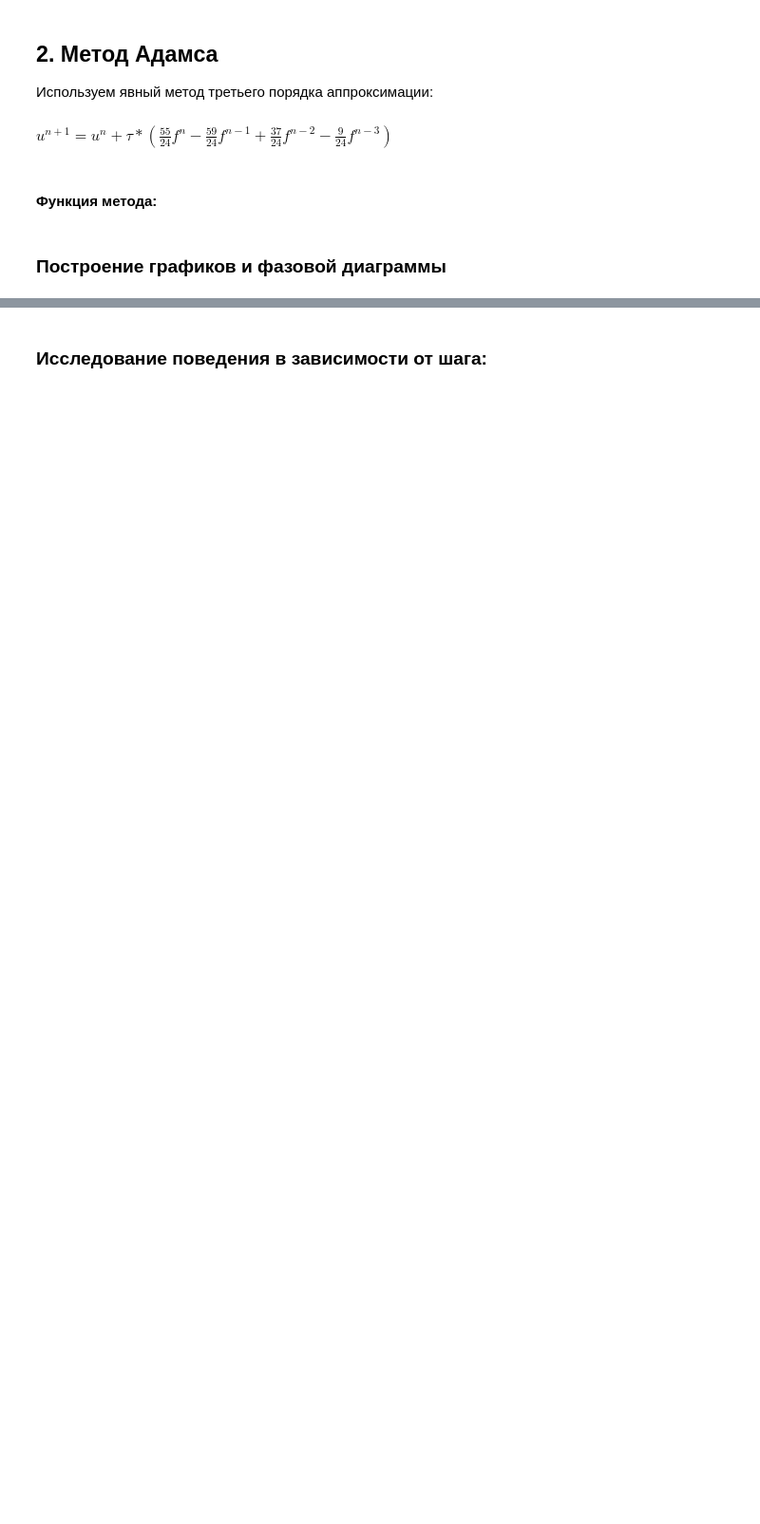
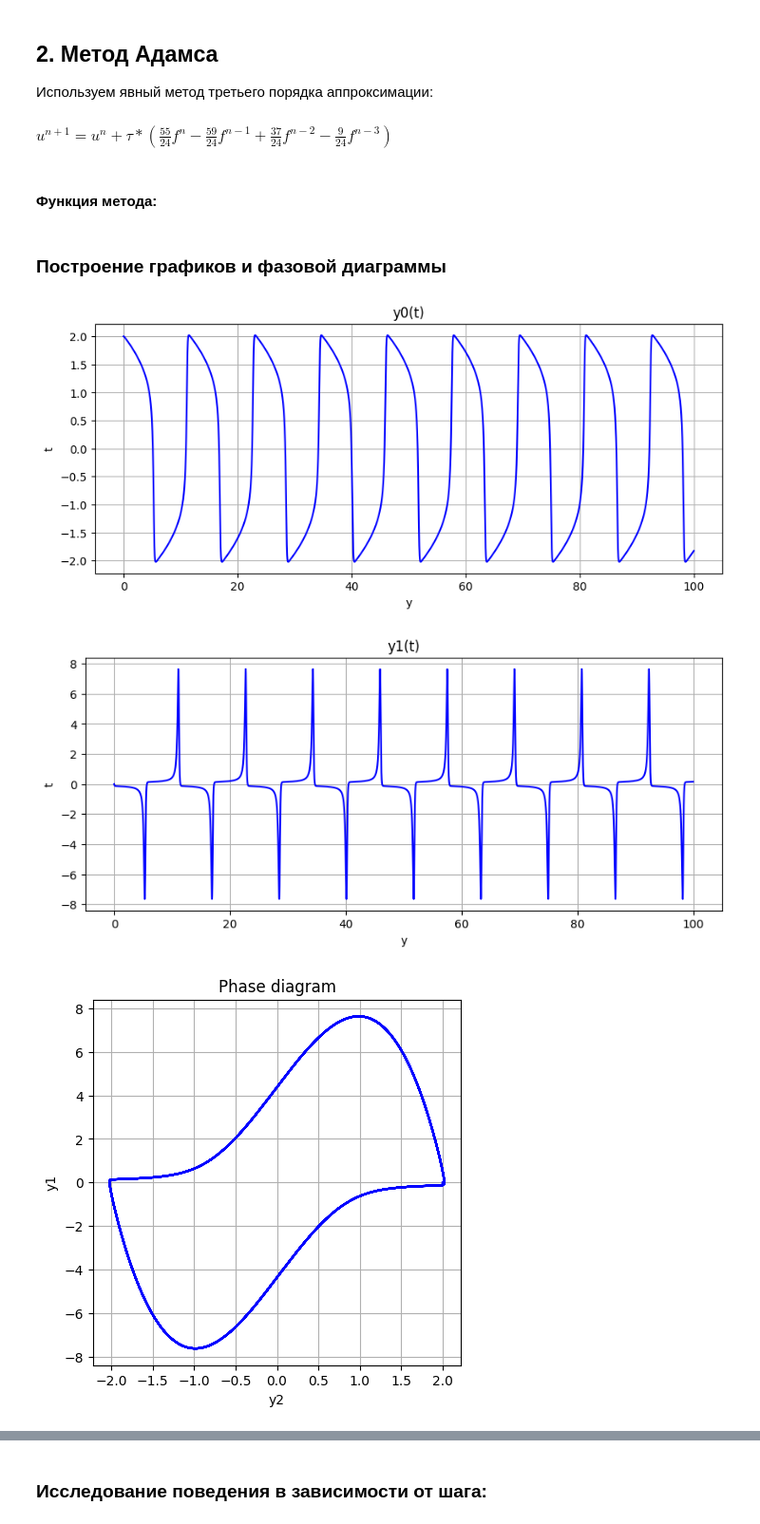
Before and after one commit to RustamSubkhankulov/computational-math, a Jupyter notebook: lab-6-ode/ode.ipynb, the cells around one changed output, grey strips where cells are left out. Shown at 95% size. Drawn from its saved outputs; the diff is of its cells as text; code cells hidden in the pictures; blank space fills up the shorter version.

```diff
--- a/lab-6-ode/ode.ipynb
+++ b/lab-6-ode/ode.ipynb
@@ -146,7 +160,11 @@ def adams(y0, tau, T):
 # %%
 t_a, y_a = adams(y0, 0.01, 100)
 
-graph(t_a, y_a, 0)
-graph(t_a, y_a, 1)
+graph(t_a, y_a, 0, 'pictures/adams_y1.png')
+graph(t_a, y_a, 1, 'pictures/adams_y2.png')
 
-phase_diag(t_a, y_a)
+phase_diag(t_a, y_a, 'pictures/adams_phase.png')
+# %% [output]
+[figure, added]
+[figure, added]
+[figure, added]
```
Also changed, not shown: parts of 18 cells of this notebook, 12 other files.
